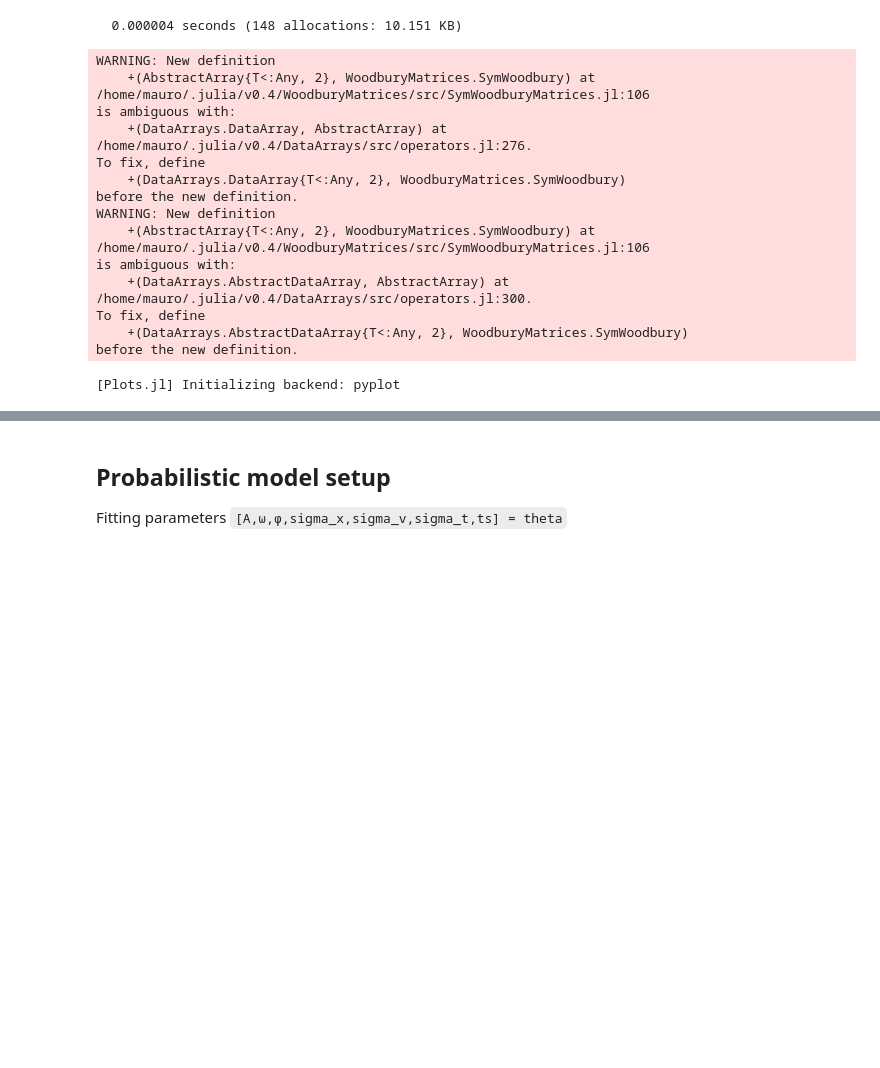
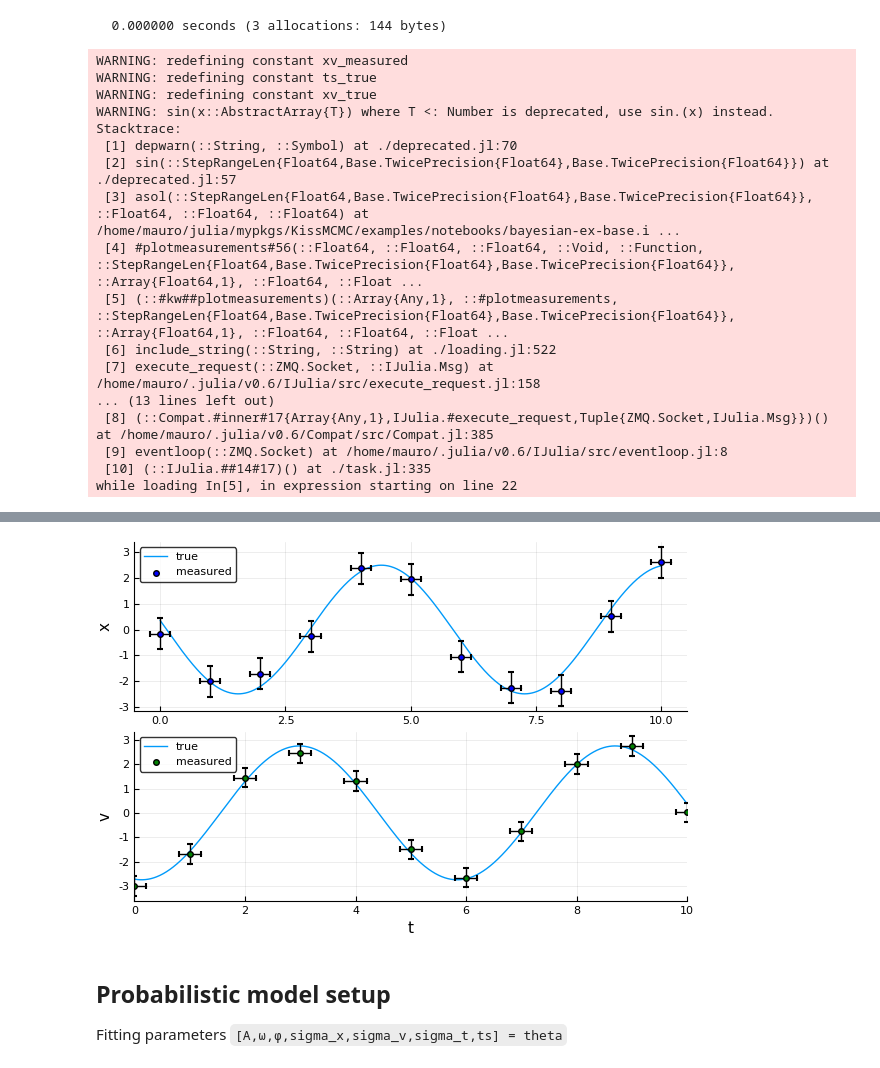
Before and after one commit to mauro3/KissMCMC.jl, a Jupyter notebook: examples/notebooks/bayesian-ex-fitting-times.ipynb, the cells around one changed output, grey strips where cells are left out. Drawn from its saved outputs; the diff is of its cells as text; code cells hidden in the pictures; blank space fills up the shorter version.

```diff
--- a/examples/notebooks/bayesian-ex-fitting-times.ipynb
+++ b/examples/notebooks/bayesian-ex-fitting-times.ipynb
@@ -14,6 +11,7 @@ while loading In[1], in expression starting on line 3
 using NBInclude
 nbinclude("bayesian-ex-base.ipynb")
 using Plots,StatPlots # this works only up to StatPlots 9e665438 & on 0.5 of PyCall too (14 July 2016)
+pyplot()
 @time 1 # warmup
 
 # choose to use the analytic or ODE-forward model
@@ -32,19 +30,21 @@ const ts_measured, xv_measured, A, ω, ϕ, ts_true, xv_true = make_synthetic_mea
 ## Plot the measurements
 plotmeasurements(ts_measured,xv_measured,A,ω,ϕ,sigma_x=sigma_x,sigma_v=sigma_v,sigma_t=sigma_t)
 # %% [output]
-  0.000004 seconds (148 allocations: 10.151 KB)
+  0.000000 seconds (3 allocations: 144 bytes)
-WARNING: New definition
-    +(AbstractArray{T<:Any, 2}, WoodburyMatrices.SymWoodbury) at /home/mauro/.julia/v0.4/WoodburyMatrices/src/SymWoodburyMatrices.jl:106
-is ambiguous with:
-    +(DataArrays.DataArray, AbstractArray) at /home/mauro/.julia/v0.4/DataArrays/src/operators.jl:276.
-To fix, define
-    +(DataArrays.DataArray{T<:Any, 2}, WoodburyMatrices.SymWoodbury)
-before the new definition.
-WARNING: New definition
-    +(AbstractArray{T<:Any, 2}, WoodburyMatrices.SymWoodbury) at /home/mauro/.julia/v0.4/WoodburyMatrices/src/SymWoodburyMatrices.jl:106
-is ambiguous with:
-    +(DataArrays.AbstractDataArray, AbstractArray) at /home/mauro/.julia/v0.4/DataArrays/src/operators.jl:300.
-To fix, define
-    +(DataArrays.AbstractDataArray{T<:Any, 2}, WoodburyMatrices.SymWoodbury)
-before the new definition.
+WARNING: redefining constant xv_measured
+WARNING: redefining constant ts_true
+WARNING: redefining constant xv_true
+WARNING: sin(x::AbstractArray{T}) where T <: Number is deprecated, use sin.(x) instead.
+Stacktrace:
+ [1] depwarn(::String, ::Symbol) at ./deprecated.jl:70
+ [2] sin(::StepRangeLen{Float64,Base.TwicePrecision{Float64},Base.TwicePrecision{Float64}}) at ./deprecated.jl:57
+ [3] asol(::StepRangeLen{Float64,Base.TwicePrecision{Float64},Base.TwicePrecision{Float64}}, ::Float64, ::Float64, ::Float64) at /home/mauro/julia/mypkgs/KissMCMC/examples/notebooks/bayesian-ex-base.i ...
+ [4] #plotmeasurements#56(::Float64, ::Float64, ::Float64, ::Void, ::Function, ::StepRangeLen{Float64,Base.TwicePrecision{Float64},Base.TwicePrecision{Float64}}, ::Array{Float64,1}, ::Float64, ::Float ...
+ [5] (::#kw##plotmeasurements)(::Array{Any,1}, ::#plotmeasurements, ::StepRangeLen{Float64,Base.TwicePrecision{Float64},Base.TwicePrecision{Float64}}, ::Array{Float64,1}, ::Float64, ::Float64, ::Float ...
+ [6] include_string(::String, ::String) at ./loading.jl:522
+ [7] execute_request(::ZMQ.Socket, ::IJulia.Msg) at /home/mauro/.julia/v0.6/IJulia/src/execute_request.jl:158
+... (13 lines left out)
+ [8] (::Compat.#inner#17{Array{Any,1},IJulia.#execute_request,Tuple{ZMQ.Socket,IJulia.Msg}})() at /home/mauro/.julia/v0.6/Compat/src/Compat.jl:385
+ [9] eventloop(::ZMQ.Socket) at /home/mauro/.julia/v0.6/IJulia/src/eventloop.jl:8
+ [10] (::IJulia.##14#17)() at ./task.jl:335
+while loading In[5], in expression starting on line 22
-[Plots.jl] Initializing backend: pyplot
@@ -52,3 +51,4 @@ before the new definition.
+[figure, added]
 # %% [markdown]
 ## Probabilistic model setup
 
```
Also changed, not shown: parts of 3 cells of this notebook, 3 other files.
